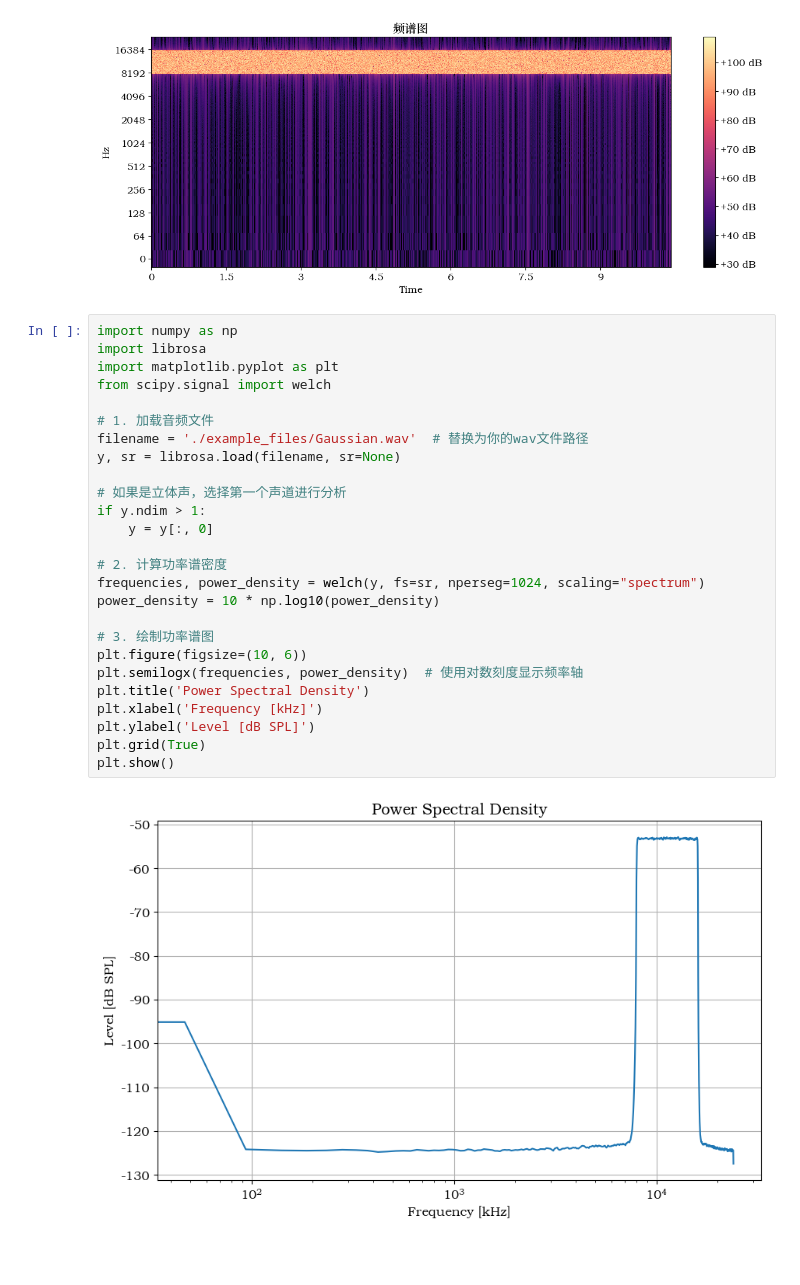
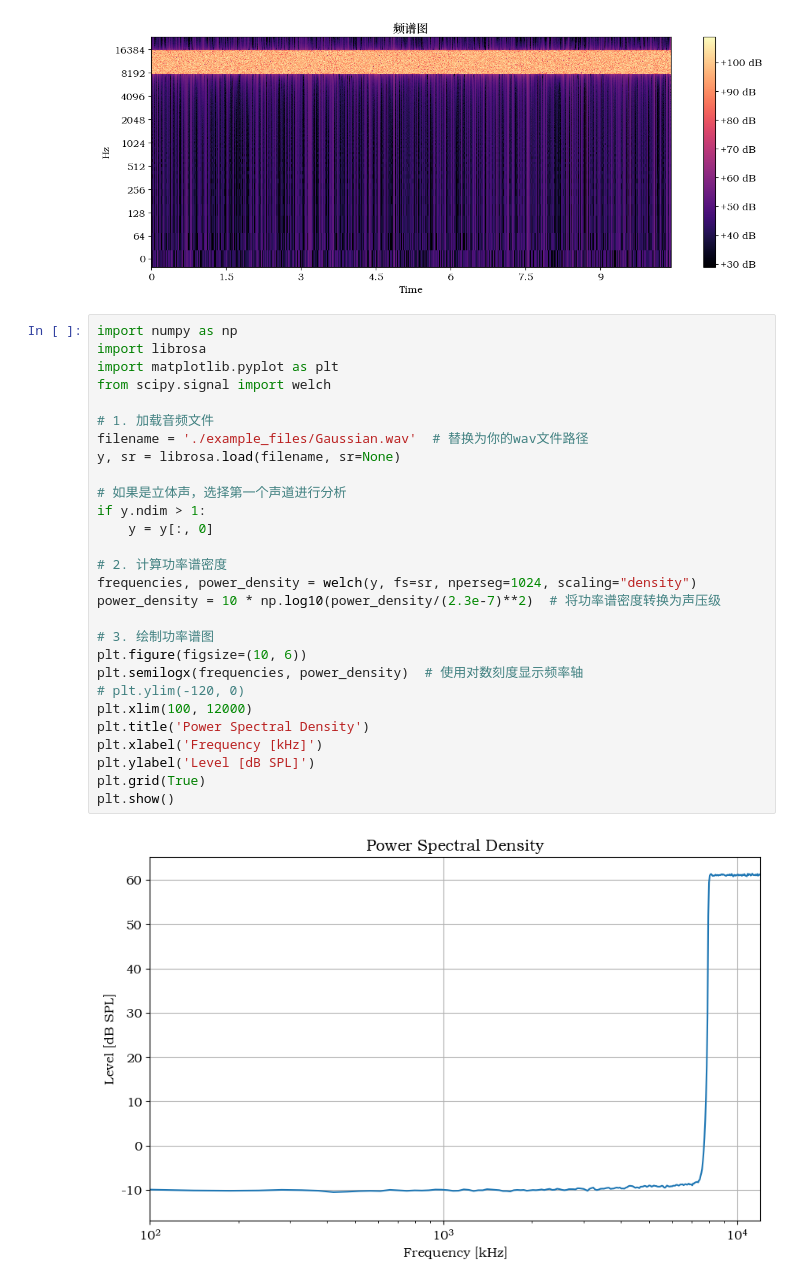
Before and after one commit to LewisBase/noise_info_toolkit, a Jupyter notebook: code_test.ipynb, the cells around one changed output. Saved outputs shown, nothing was run; the diff lists cells and outputs as text; blank space fills up the shorter version.

```diff
--- a/code_test.ipynb
+++ b/code_test.ipynb
@@ -247,28 +262,30 @@ plt.show()
 # %%
 import numpy as np
 import librosa
 import matplotlib.pyplot as plt
 from scipy.signal import welch
 
 # 1. 加载音频文件
 filename = './example_files/Gaussian.wav'  # 替换为你的wav文件路径
 y, sr = librosa.load(filename, sr=None)
 
 # 如果是立体声，选择第一个声道进行分析
 if y.ndim > 1:
     y = y[:, 0]
 
 # 2. 计算功率谱密度
-frequencies, power_density = welch(y, fs=sr, nperseg=1024, scaling="spectrum")
-power_density = 10 * np.log10(power_density)
+frequencies, power_density = welch(y, fs=sr, nperseg=1024, scaling="density")
+power_density = 10 * np.log10(power_density/(2.3e-7)**2)  # 将功率谱密度转换为声压级
 
 # 3. 绘制功率谱图
 plt.figure(figsize=(10, 6))
 plt.semilogx(frequencies, power_density)  # 使用对数刻度显示频率轴
+# plt.ylim(-120, 0)
+plt.xlim(100, 12000)
 plt.title('Power Spectral Density')
 plt.xlabel('Frequency [kHz]')
 plt.ylabel('Level [dB SPL]')
 plt.grid(True)
 plt.show()
 # %% [output]
-[figure, old version]
+[figure, new version]
```
Also changed, not shown: parts of 11 cells of this notebook, 38 other files.
